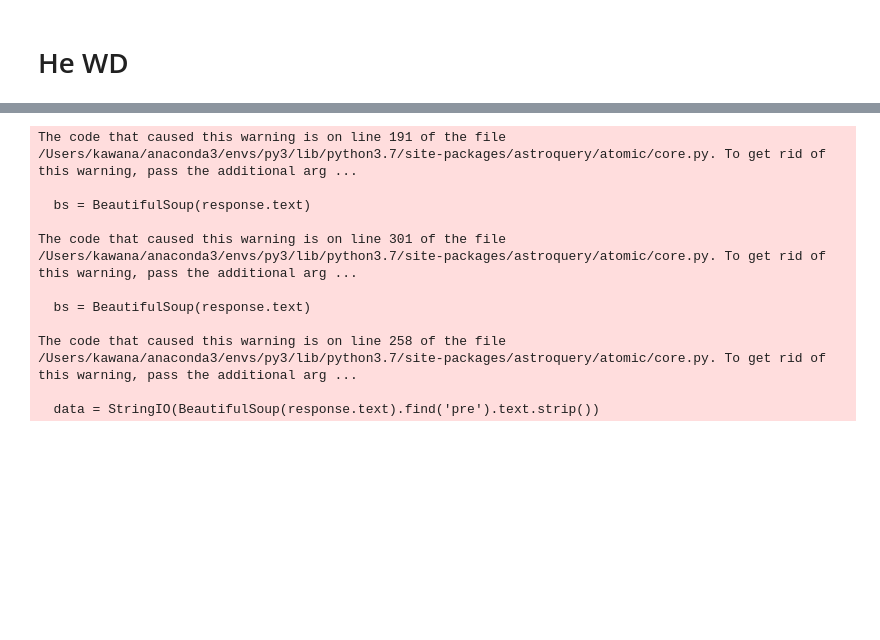
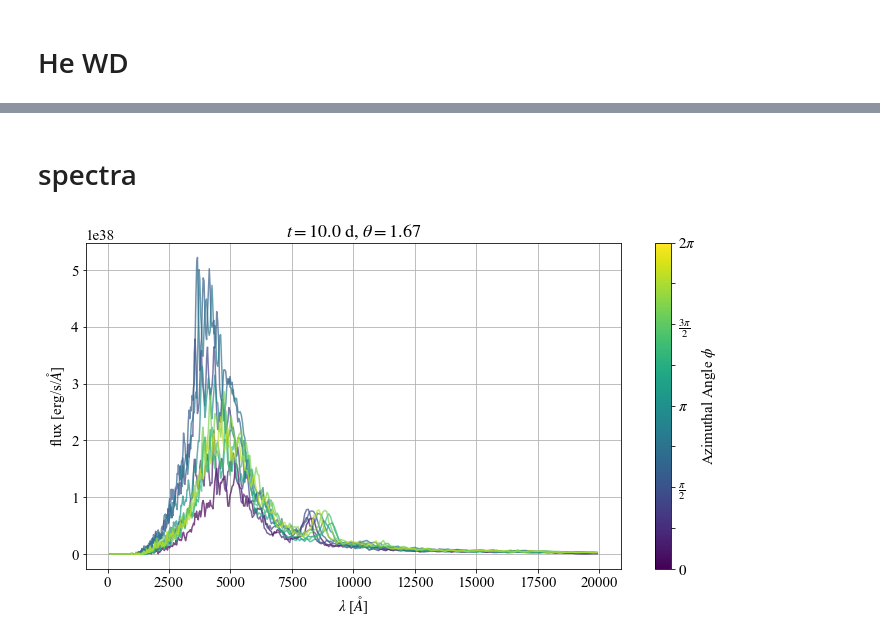
Before and after one commit to KjrKwn/photons, a Jupyter notebook: analysis/python/plot.ipynb, the cells around one changed output, grey strips where cells are left out. Cells and saved outputs as stored; diff of their text form; code cells hidden in the pictures; blank space fills up the shorter version.

```diff
--- a/analysis/python/plot.ipynb
+++ b/analysis/python/plot.ipynb
@@ -431,16 +352,41 @@ atomic.AtomicLineList.query_object?
-# %%
-wavelength_range = (6.3e3 * u.AA, 6.4e3*u.AA)
-
-a_ = atomic.AtomicLineList.query_object(wavelength_range, element_spectrum="Si").to_pandas()
-# %% [output]
-The code that caused this warning is on line 191 of the file /Users/kawana/anaconda3/envs/py3/lib/python3.7/site-packages/astroquery/atomic/core.py. To get rid of this warning, pass the additional arg ...
-
-  bs = BeautifulSoup(response.text)
-
-The code that caused this warning is on line 301 of the file /Users/kawana/anaconda3/envs/py3/lib/python3.7/site-packages/astroquery/atomic/core.py. To get rid of this warning, pass the additional arg ...
-
-  bs = BeautifulSoup(response.text)
-
-The code that caused this warning is on line 258 of the file /Users/kawana/anaconda3/envs/py3/lib/python3.7/site-packages/astroquery/atomic/core.py. To get rid of this warning, pass the additional arg ...
-
-  data = StringIO(BeautifulSoup(response.text).find('pre').text.strip())
+# %% [markdown]
+# spectra
+# %%
+plt.figure(figsize=(12,6))
+mycolor=plt.cm.viridis
+
+i_time=24
+i_time_ed = 26
+j_theta=4
+j_theta_ed=6
+k_phi=0
+k_phi_ed=-1
+
+
+for k_phi in range(spectra_reduced.phis.size):
+    k_phi_ed = k_phi + 1
+    plt.plot(spectra_reduced.wavelengths, spectra_reduced.data[i_time:i_time_ed,j_theta:j_theta_ed,k_phi:k_phi_ed].mean(axis=(0,1,2)),
+             alpha=0.7, color=mycolor(k_phi / spectra_reduced.phis.size))
+
+
+# create a colorbar
+sm = plt.cm.ScalarMappable(cmap=mycolor, norm=plt.Normalize(vmin=0, vmax=2*np.pi))
+sm._A = []
+cb = plt.colorbar(sm,label=r'Azimuthal Angle $\phi$ ',orientation='vertical',shrink=1.0)
+
+myticks = np.linspace(0.,2.,9)*np.pi
+mylabel = [r"$0$","",r"$\frac{\pi}{2}$","",r"$\pi$","",r"$\frac{3 \pi}{2}$","",r"$2 \pi$"]
+cb.set_ticks(myticks)
+cb.set_ticklabels(mylabel)
+
+plt.title(r"$t = {:.1f}$ d, $\theta = {:.2f}$".format(spectra_reduced.times[i_time:i_time_ed].mean(), spectra_reduced.thetas[j_theta:j_theta_ed].mean()))
+# plt.title(r"$t = {:.0f}$ d, $\theta = {:.2f}$".format(spectra_reduced.times[i_time:i_time_ed].mean(), spectra_reduced.thetas[j_theta:j_theta_ed].mean()))
+# plt.title(r"$t = {:.1f}$ d, $\theta = {:.2f}$, $\phi = {:.2f}$".format(spectra_reduced.times[i_time:i_time_ed].mean(), spectra_reduced.thetas[j_theta:j_theta_ed].mean(), spectra_reduced.phis[k_phi:k_phi_ed].mean()))
+plt.xlabel(r"$\lambda$ [$\AA$]")
+plt.ylabel(r"flux [erg/s/$\AA$]")
+
+plt.grid()
+
+# plt.savefig("figs/hewd/spectra_t{:.0f}.png".format(spectra_reduced.times[i_time:i_time_ed].mean()))
+# %% [output]
+[figure, added]
```
Also changed, not shown: parts of 32 cells of this notebook.
